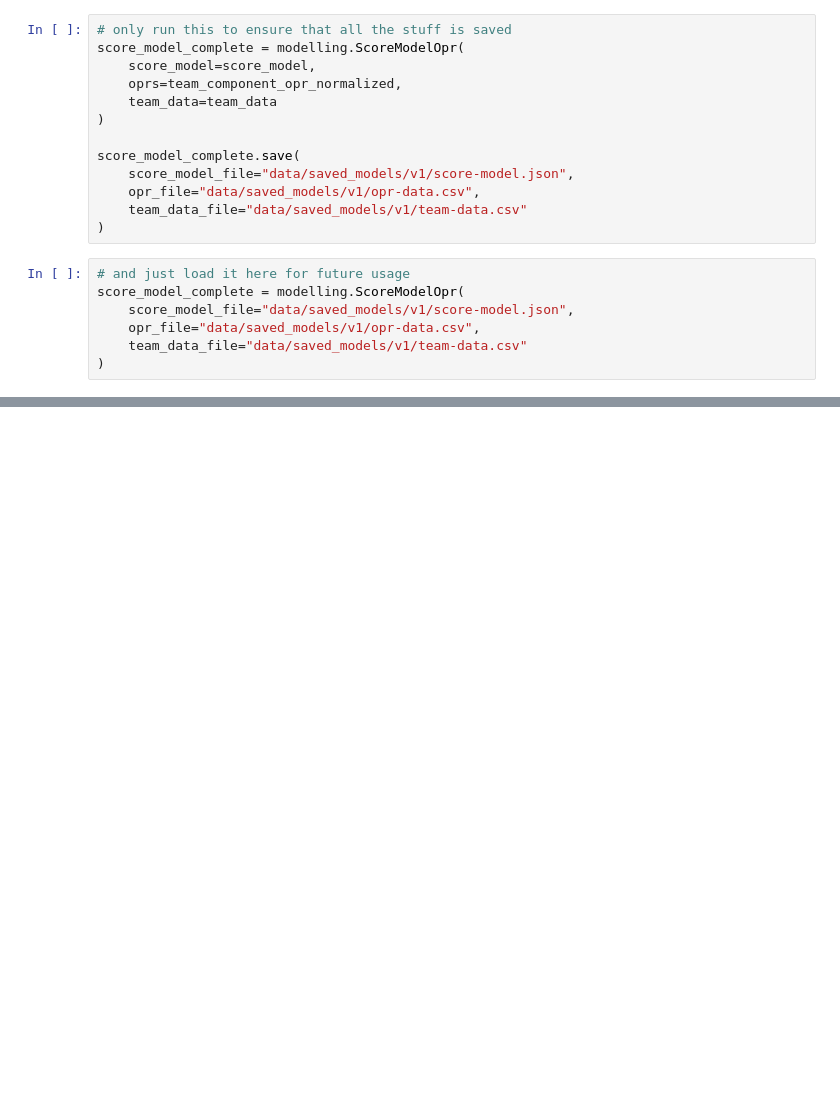
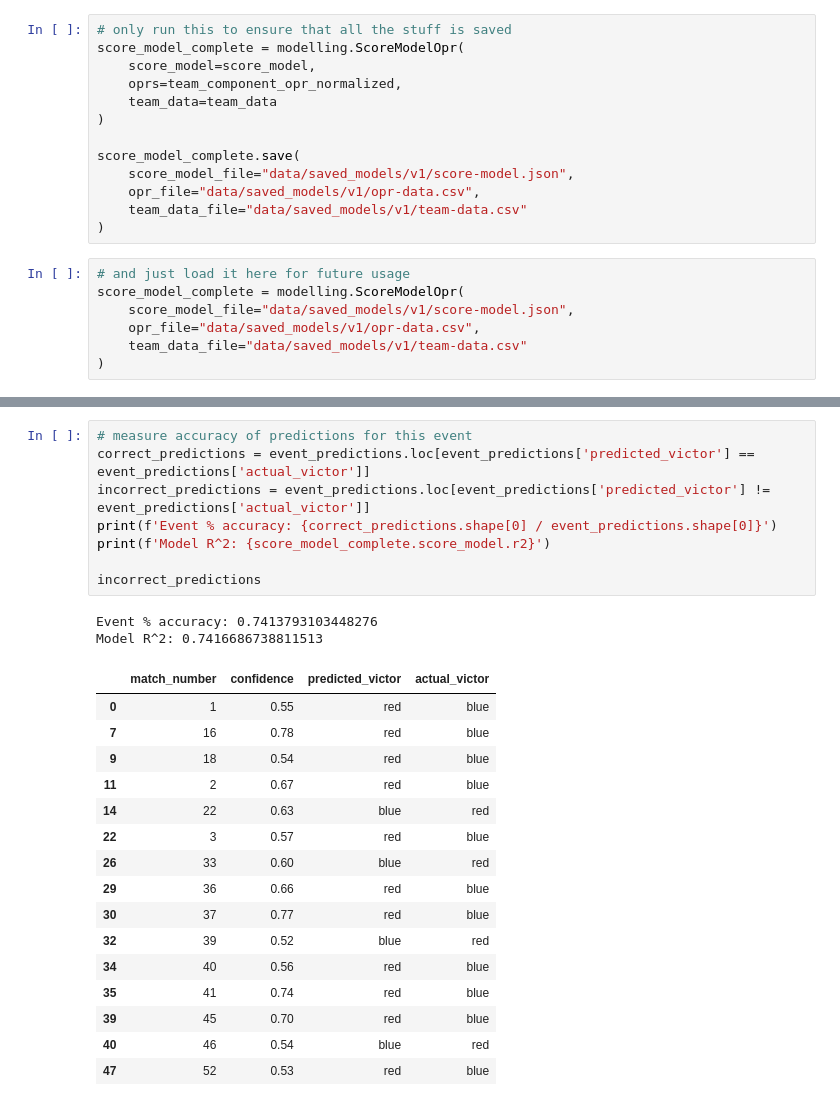
Before and after one commit to morzack/Sakurajima-Scouting, a Jupyter notebook: week-2.ipynb, the cells around one changed output, grey strips where cells are left out. Drawn from its saved outputs; the diff is of its cells as text; blank space fills up the shorter version.

```diff
--- a/week-2.ipynb
+++ b/week-2.ipynb
@@ -438,0 +466,27 @@ score_model_complete = modelling.ScoreModelOpr(
+# %%
+# measure accuracy of predictions for this event
+correct_predictions = event_predictions.loc[event_predictions['predicted_victor'] == event_predictions['actual_victor']]
+incorrect_predictions = event_predictions.loc[event_predictions['predicted_victor'] != event_predictions['actual_victor']]
+print(f'Event % accuracy: {correct_predictions.shape[0] / event_predictions.shape[0]}')
+print(f'Model R^2: {score_model_complete.score_model.r2}')
+
+incorrect_predictions
+# %% [output]
+Event % accuracy: 0.7413793103448276
+Model R^2: 0.7416686738811513
+|  | match_number | confidence | predicted_victor | actual_victor |
+| 0 | 1 | 0.55 | red | blue |
+| 7 | 16 | 0.78 | red | blue |
+| 9 | 18 | 0.54 | red | blue |
+| 11 | 2 | 0.67 | red | blue |
+| 14 | 22 | 0.63 | blue | red |
+| 22 | 3 | 0.57 | red | blue |
+| 26 | 33 | 0.60 | blue | red |
+| 29 | 36 | 0.66 | red | blue |
+| 30 | 37 | 0.77 | red | blue |
+| 32 | 39 | 0.52 | blue | red |
+| 34 | 40 | 0.56 | red | blue |
+| 35 | 41 | 0.74 | red | blue |
+| 39 | 45 | 0.70 | red | blue |
+| 40 | 46 | 0.54 | blue | red |
+| 47 | 52 | 0.53 | red | blue |
```
Also changed, not shown: parts of 4 cells of this notebook, 1 other file.
